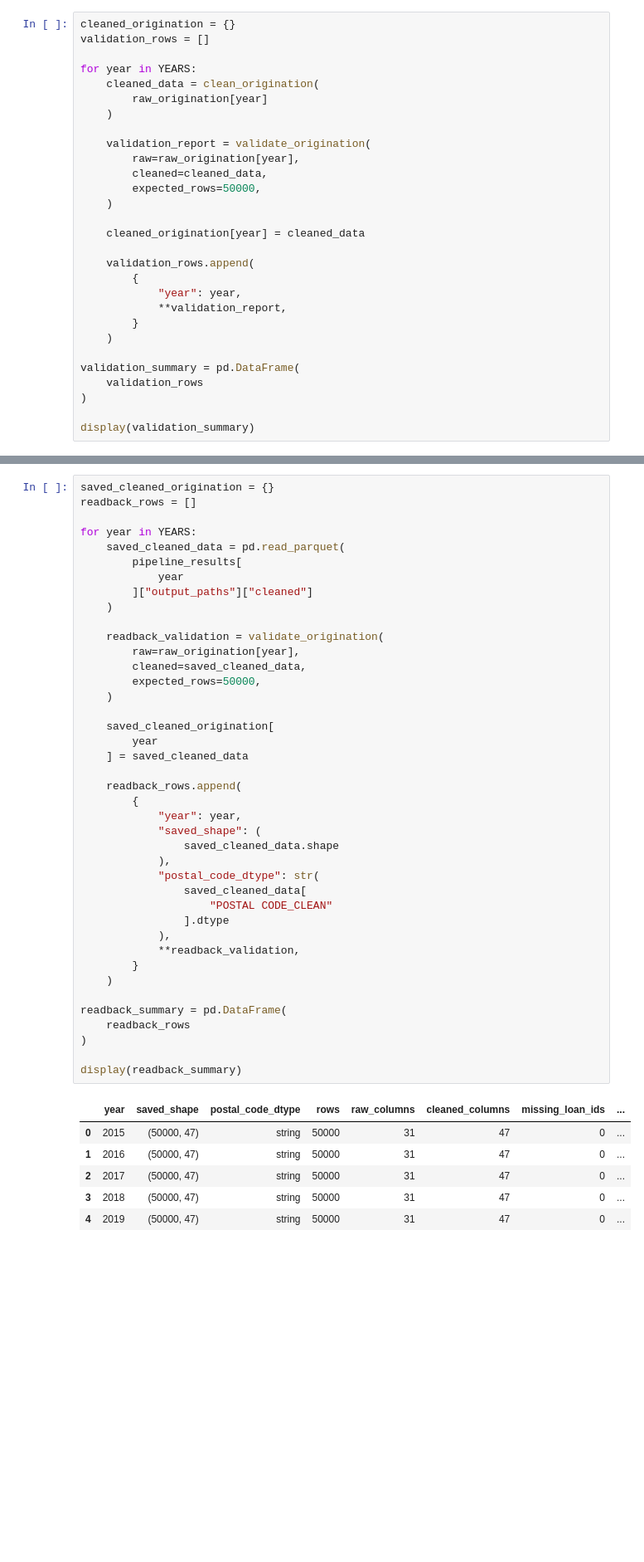
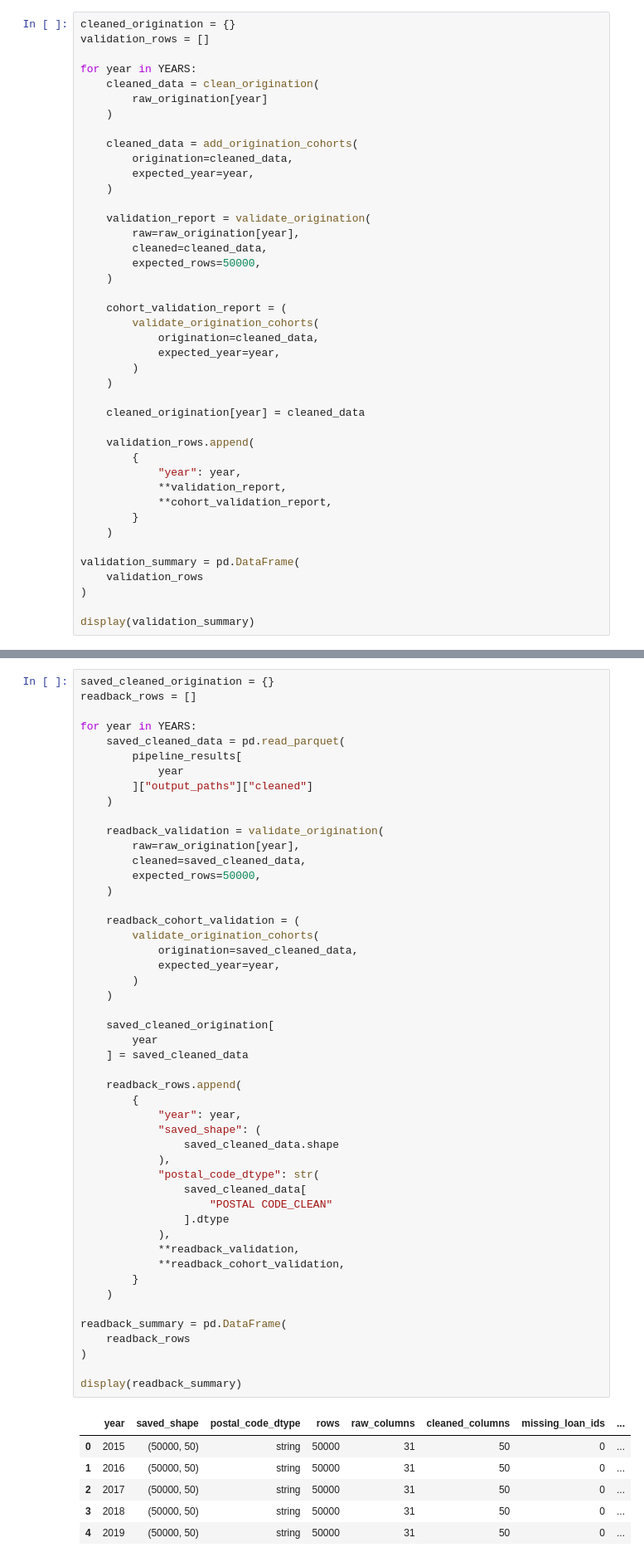
Before and after one commit to arifa1405/mortgage-model-reliability, a Jupyter notebook: notebooks/03_freddie_multi_year_origination_validation.ipynb, the cells around one changed output, grey strips where cells are left out. Shown at 83% size. Saved outputs shown, nothing was run; the diff lists cells and outputs as text; blank space fills up the shorter version.

Commit message:
Add reusable Freddie origination cohorts

```diff
--- a/notebooks/03_freddie_multi_year_origination_validation.ipynb
+++ b/notebooks/03_freddie_multi_year_origination_validation.ipynb
@@ -513,10 +531,22 @@ for year in YEARS:
         raw_origination[year]
     )
 
+    cleaned_data = add_origination_cohorts(
+        origination=cleaned_data,
+        expected_year=year,
+    )
+
     validation_report = validate_origination(
         raw=raw_origination[year],
         cleaned=cleaned_data,
         expected_rows=50000,
+    )
+
+    cohort_validation_report = (
+        validate_origination_cohorts(
+            origination=cleaned_data,
+            expected_year=year,
+        )
     )
 
     cleaned_origination[year] = cleaned_data
@@ -525,6 +555,7 @@ for year in YEARS:
         {
             "year": year,
             **validation_report,
+            **cohort_validation_report,
         }
     )
 
@@ -1372,39 +1630,47 @@ for year in YEARS:
         raw=raw_origination[year],
         cleaned=saved_cleaned_data,
         expected_rows=50000,
+    )
+
+    readback_cohort_validation = (
+        validate_origination_cohorts(
+            origination=saved_cleaned_data,
+            expected_year=year,
+        )
     )
 
     saved_cleaned_origination[
         year
     ] = saved_cleaned_data
 
     readback_rows.append(
         {
             "year": year,
             "saved_shape": (
                 saved_cleaned_data.shape
             ),
             "postal_code_dtype": str(
                 saved_cleaned_data[
                     "POSTAL CODE_CLEAN"
                 ].dtype
             ),
             **readback_validation,
+            **readback_cohort_validation,
         }
     )
 
 readback_summary = pd.DataFrame(
     readback_rows
 )
 
 display(readback_summary)
 # %% [output]
 |  | year | saved_shape | postal_code_dtype | rows | raw_columns | cleaned_columns | missing_loan_ids | ... |
-| 0 | 2015 | (50000, 47) | string | 50000 | 31 | 47 | 0 | ... |
-| 1 | 2016 | (50000, 47) | string | 50000 | 31 | 47 | 0 | ... |
-| 2 | 2017 | (50000, 47) | string | 50000 | 31 | 47 | 0 | ... |
-| 3 | 2018 | (50000, 47) | string | 50000 | 31 | 47 | 0 | ... |
-| 4 | 2019 | (50000, 47) | string | 50000 | 31 | 47 | 0 | ... |
+| 0 | 2015 | (50000, 50) | string | 50000 | 31 | 50 | 0 | ... |
+| 1 | 2016 | (50000, 50) | string | 50000 | 31 | 50 | 0 | ... |
+| 2 | 2017 | (50000, 50) | string | 50000 | 31 | 50 | 0 | ... |
+| 3 | 2018 | (50000, 50) | string | 50000 | 31 | 50 | 0 | ... |
+| 4 | 2019 | (50000, 50) | string | 50000 | 31 | 50 | 0 | ... |
 # %% [markdown]
 ### Saved-Output Findings
 
```
Also changed, not shown: parts of 10 cells of this notebook, 2 other files.
